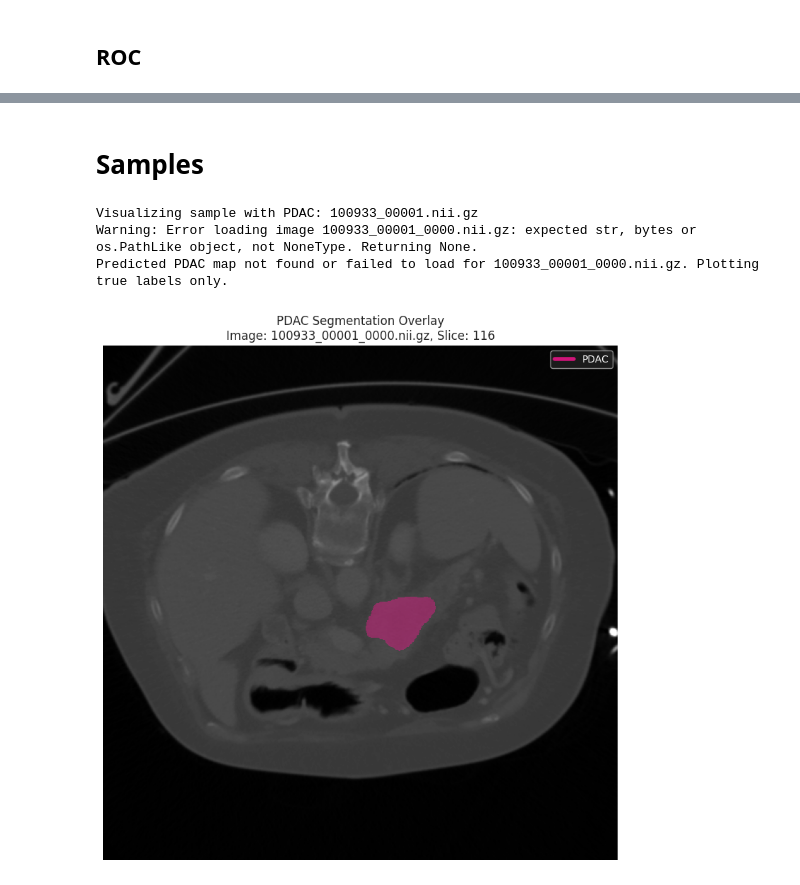
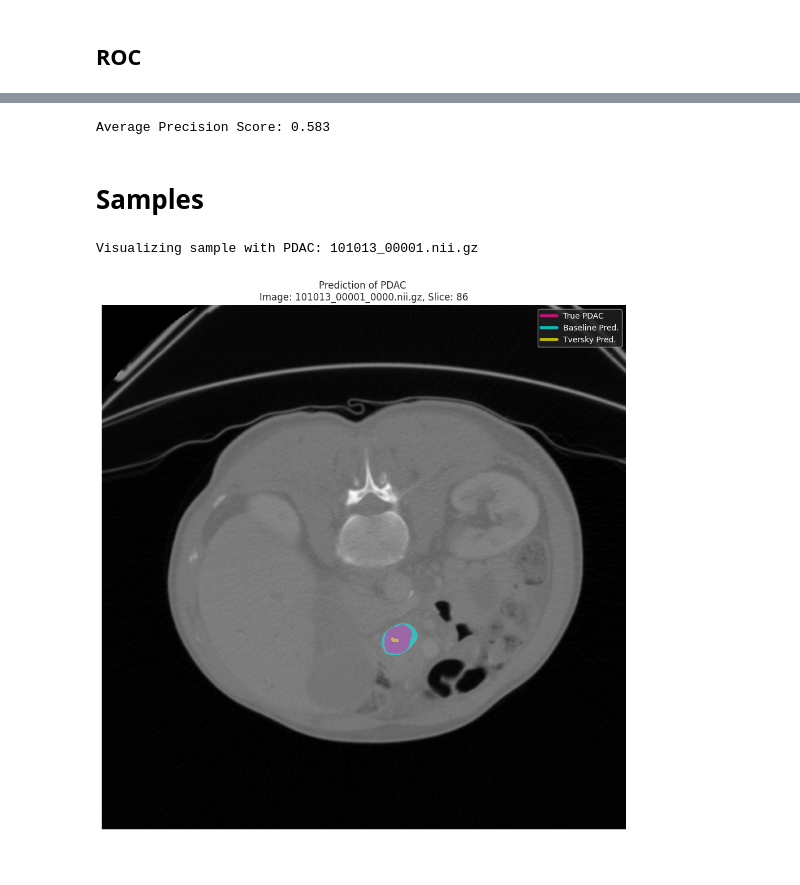
Before and after one commit to mirklys/PDAC_Detection_forked, a Jupyter notebook: test_model.ipynb, the cells around one changed output, grey strips where cells are left out. Cells and saved outputs as stored; diff of their text form; code cells hidden in the pictures.

```diff
--- a/test_model.ipynb
+++ b/test_model.ipynb
@@ -285,3 +298,21 @@ plot_roc_with_auc_score()
+# %%
+# Compute average precision score from true labels and predicted likelihoods
+y_true = []
+y_scores = []
+for label_filename, presence in pdac_presence_map.items():
+    base_name = label_filename.removesuffix(".nii.gz")
+    pred_id = f"{base_name}_0000"
+    score_series = predicted_pdac_scores_df.filter(pl.col("id") == pred_id).select("pdac_likelihood")
+    if score_series.is_empty():
+        continue
+    score = score_series.item()
+    y_scores.append(score)
+    y_true.append(int(presence))
+
+ap_score = average_precision_score(y_true, y_scores)
+print(f"Average Precision Score: {ap_score:.3f}")
+# %% [output]
+Average Precision Score: 0.583
 # %% [markdown]
 # Samples
 # %%
@@ -476,20 +371,21 @@ def plot_multi_prediction_overlay(
     fig, ax = plt.subplots(figsize=(12, 10))
     ax.imshow(axial_image_slice, cmap="gray", origin="lower")
 
+    # Overlay Baseline Prediction (cyan)
+    if baseline_slice is not None and np.sum(baseline_slice) > 0:
+        ax.imshow(
+            baseline_slice,
+            cmap=ListedColormap(["none", "cyan"]),
+            alpha=0.5,
+            origin="lower",
+        )
+
+
     # Overlay True PDAC (deeppink)
     if np.sum(true_pdac_mask_slice) > 0:
         ax.imshow(
             true_pdac_mask_slice,
             cmap=ListedColormap(["none", "deeppink"]),
-            alpha=0.5,
-            origin="lower",
-        )
-
-    # Overlay Baseline Prediction (cyan)
-    if baseline_slice is not None and np.sum(baseline_slice) > 0:
-        ax.imshow(
-            baseline_slice,
-            cmap=ListedColormap(["none", "cyan"]),
             alpha=0.5,
             origin="lower",
         )
@@ -503,7 +399,7 @@ def plot_multi_prediction_overlay(
             origin="lower",
         )
 
-    ax.set_title(f"Multi-Prediction Overlay\nImage: {image_filename}, Slice: {slice_idx}")
+    ax.set_title(f"Prediction of PDAC \nImage: {image_filename}, Slice: {slice_idx}")
     ax.axis("off")
 
     handles = [
@@ -520,31 +416,21 @@ sample_to_plot = None
 
 pdac_positive_samples = [
     fname
-    for fname, dist in label_distributions_map.items()
-    if dist.get(PDAC_LABEL_ID, 0) > 0
+    for fname, dist in pdac_presence_map.items()
+    if dist != np.False_
 ]
 sample_to_plot = pdac_positive_samples[0]
 print(f"\nVisualizing sample with PDAC: {sample_to_plot}")
-
-
-plot_true_and_predicted_segmentation_overlay(
-    true_label_filename=sample_to_plot,
-    image_dir=IMAGE_DIR,
-    true_label_dir=TRUE_LABEL_DIR,
-    predicted_map_dir=TVERSKY_PREDICTIONS_DIR,
-    pdac_label_id=PDAC_LABEL_ID,
-)
 # %% [output]
-Visualizing sample with PDAC: 100933_00001.nii.gz
-Warning: Error loading image 100933_00001_0000.nii.gz: expected str, bytes or os.PathLike object, not NoneType. Returning None.
-Predicted PDAC map not found or failed to load for 100933_00001_0000.nii.gz. Plotting true labels only.
+Visualizing sample with PDAC: 101013_00001.nii.gz
-[figure, removed]
 # %%
 plot_multi_prediction_overlay(
     true_label_filename=sample_to_plot,
     image_dir=IMAGE_DIR,
     true_label_dir=TRUE_LABEL_DIR,
-    baseline_pred_dir=BASELINE_PREDICTIONS_DIR,
-    tversky_pred_dir=TVERSKY_PREDICTIONS_DIR,
+    baseline_pred_dir=os.path.join(BASELINE_PREDICTIONS_DIR, "pdac-detection-map"),
+    tversky_pred_dir=os.path.join(TVERSKY_PREDICTIONS_DIR,  "pdac-detection-map"),
     pdac_label_id=PDAC_LABEL_ID,
 )
+# %% [output]
+[figure, added]
```
Also changed, not shown: parts of 16 cells of this notebook, 3 other files.
